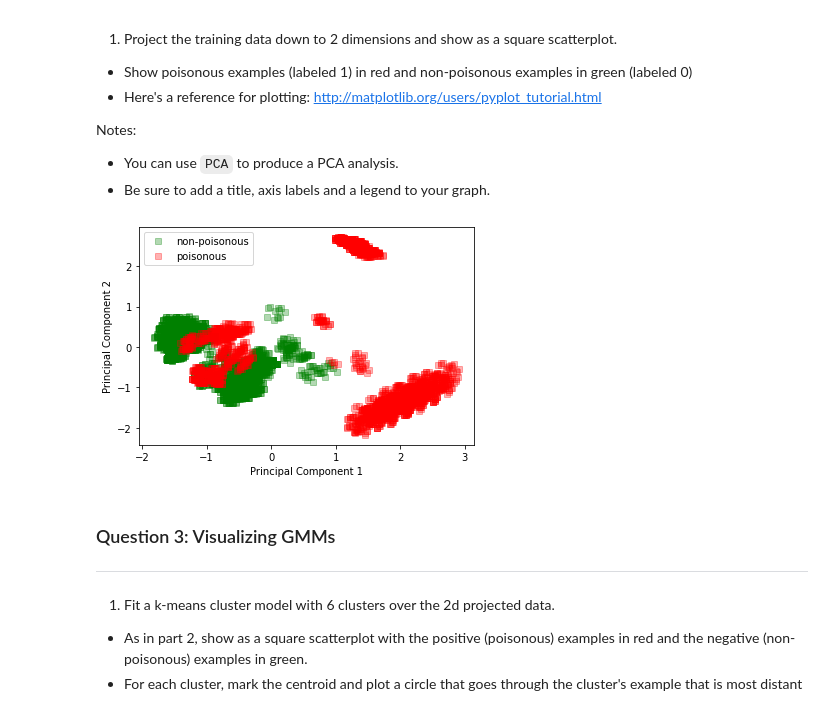
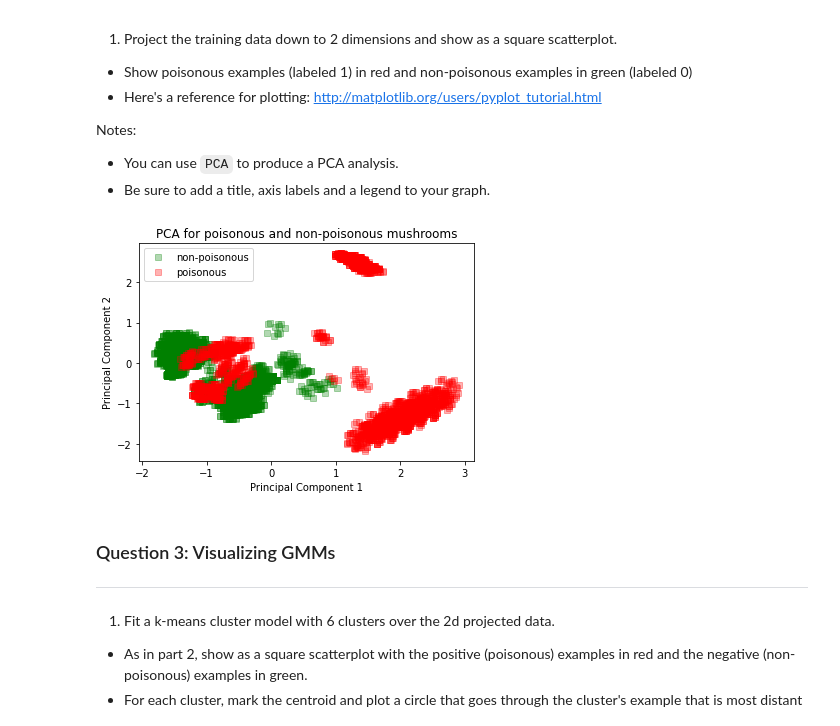
Before and after one commit to ssburgan/w207_coursework, a Jupyter notebook: Sybil_SantosBurgan_project4.ipynb, the cells around one changed output. Saved outputs shown, nothing was run; the diff lists cells and outputs as text; code cells hidden in the pictures.

```diff
--- a/Sybil_SantosBurgan_project4.ipynb
+++ b/Sybil_SantosBurgan_project4.ipynb
@@ -128,19 +128,20 @@ Notes:
 # %%
 def Q2():
   ### STUDENT START ###
     pca = PCA(n_components=2)
     principalComponents = pca.fit_transform(train_data)
 
     plt.plot(principalComponents[train_labels == 0][:,0], principalComponents[train_labels == 0][:,1], 'gs', label="non-poisonous", alpha=.3)
     plt.plot(principalComponents[train_labels == 1][:,0], principalComponents[train_labels == 1][:,1], 'rs', label="poisonous", alpha=.3)
     plt.xlabel('Principal Component 1')
     plt.ylabel('Principal Component 2')
+    plt.title('PCA for poisonous and non-poisonous mushrooms')
     plt.legend()
   ### STUDENT END ###
 
 Q2()
 # %% [output]
-[figure, old version]
+[figure, new version]
 # %% [markdown]
 ### Question 3: Visualizing GMMs
 ---
```
Also changed, not shown: parts of 8 cells of this notebook.
